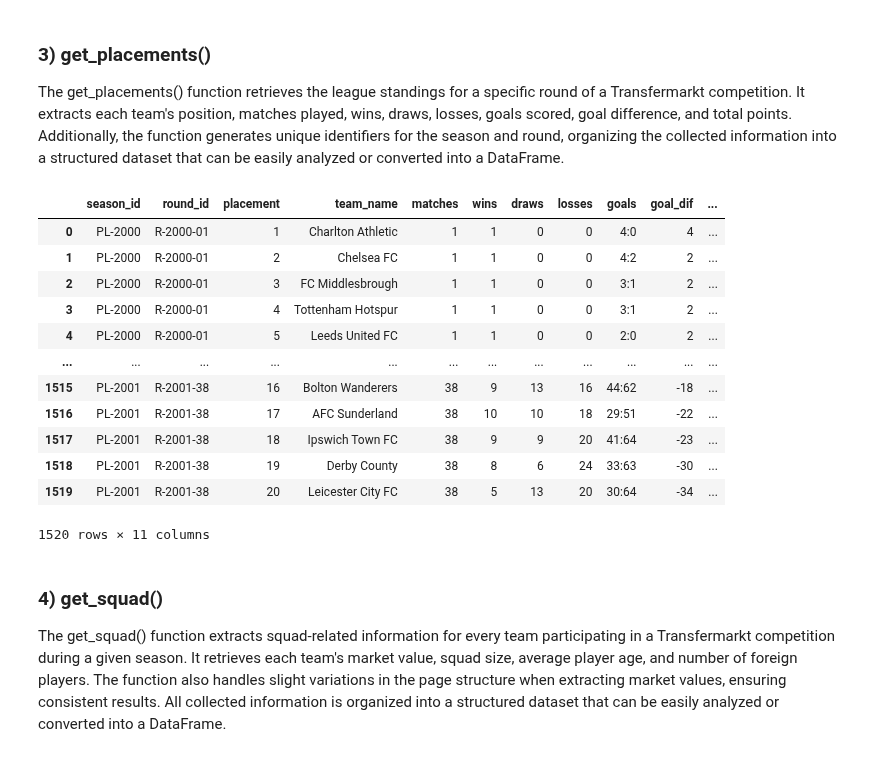
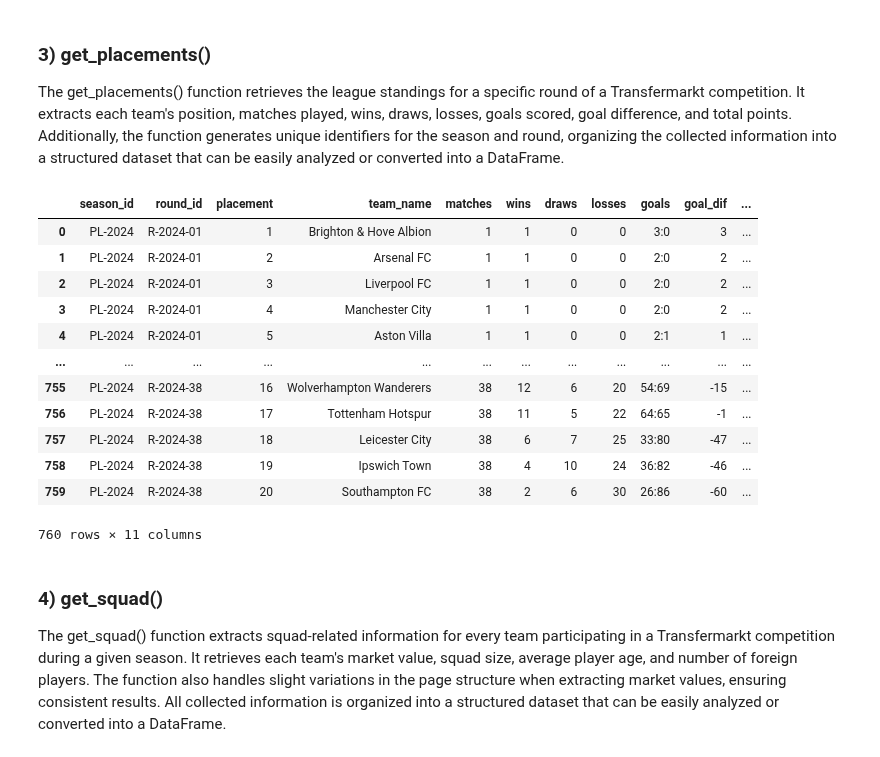
Before and after one commit to DaviGriebler/transfermarkt_scraping, a Jupyter notebook: testing scripts/scraping_examples.ipynb, the cells around one changed output. Cells and saved outputs as stored; diff of their text form; code cells hidden in the pictures.

```diff
--- a/testing scripts/scraping_examples.ipynb
+++ b/testing scripts/scraping_examples.ipynb
@@ -23,7 +23,7 @@ def get_events(headers, league, n_season, n_round):
         season_id = f'PL-{n_season}'
 
         # Inicializing Beautiful Soup
-        url = f'https://www.transfermarkt.com.br/{league}/spieltag/wettbewerb/GB1/saison_id/{n_season}/spieltag/{n_round}'
+        url = f'https://www.transfermarkt.com/{league}/spieltag/wettbewerb/GB1/saison_id/{n_season}/spieltag/{n_round}'
         response = requests.get(url, headers=headers)
         response.status_code
         soup = BeautifulSoup(response.content, "lxml")
@@ -143,7 +143,7 @@ def get_match(headers, league, n_season, n_round):
     all_rounds = []
     n_match = 0
 
-    url = f'https://www.transfermarkt.com.br/{league}/spieltag/wettbewerb/GB1/saison_id/{n_season}/spieltag/{n_round}'
+    url = f'https://www.transfermarkt.com/{league}/spieltag/wettbewerb/GB1/saison_id/{n_season}/spieltag/{n_round}'
     response = requests.get(url, headers=headers)
     soup = BeautifulSoup(response.content, "lxml")
 
@@ -214,19 +214,16 @@ def get_match(headers, league, n_season, n_round):
     return all_rounds
 # %%
 premier_matches = []
-head = []
 
 for season in range(2000,2002):
     if season > 1994: season_round = 38
     else: season_round = 42
 
     for round in range(1,season_round+1):
-        temp = get_match(headers,'premier-league',season,round)
-        premier_matches += temp[1:]
-        head = temp[0]
-premier_matches.insert(0,head)
+        matches_data = get_match(headers,'premier-league',season,round)
+        premier_matches.extend(matches_data[1:])
 
-df_premier_matches = pd.DataFrame(premier_matches[1:], columns=premier_matches[0])
+df_premier_matches = pd.DataFrame(premier_matches, columns=matches_data[0])
 display(df_premier_matches)
 # %% [output]
 |  | season_id | round_id | match_id | home_team | final_score | away_team | date | referee | attendance |
@@ -250,7 +247,7 @@ The get_placements() function retrieves the league standings for a specific roun
 def get_placements(headers, league, n_season, n_round):
     round_classification = []
 
-    url = f'https://www.transfermarkt.com.br/{league}/spieltagtabelle/wettbewerb/GB1/saison_id/{n_season}/spieltag/{n_round}'
+    url = f'https://www.transfermarkt.com/{league}/spieltagtabelle/wettbewerb/GB1/saison_id/{n_season}/spieltag/{n_round}'
     response = requests.get(url,headers=headers)
     soup = BeautifulSoup(response.content,'lxml')
 
@@ -284,34 +281,31 @@ def get_placements(headers, league, n_season, n_round):
     return round_classification
 # %%
 premier_placements = []
-head = []
 
-for season in range(2000,2002):
+for season in range(2024,2025):
     if season > 1994: season_round = 38
     else: season_round = 42
 
     for round in range(1,season_round+1):
-        temp = get_placements(headers,'premier-league',season,round)
-        premier_placements += temp[1:]
-        head = temp[0]
-premier_placements.insert(0,head)
+        placements_data = get_placements(headers,'premier-league', season, round)
+        premier_placements.extend(placements_data[1:])
 
-df_premier_placements = pd.DataFrame(premier_placements[1:], columns=premier_placements[0])
+df_premier_placements = pd.DataFrame(premier_placements, columns=placements_data[0])
 display(df_premier_placements)
 # %% [output]
 |  | season_id | round_id | placement | team_name | matches | wins | draws | losses | goals | goal_dif | ... |
-| 0 | PL-2000 | R-2000-01 | 1 | Charlton Athletic | 1 | 1 | 0 | 0 | 4:0 | 4 | ... |
-| 1 | PL-2000 | R-2000-01 | 2 | Chelsea FC | 1 | 1 | 0 | 0 | 4:2 | 2 | ... |
-| 2 | PL-2000 | R-2000-01 | 3 | FC Middlesbrough | 1 | 1 | 0 | 0 | 3:1 | 2 | ... |
-| 3 | PL-2000 | R-2000-01 | 4 | Tottenham Hotspur | 1 | 1 | 0 | 0 | 3:1 | 2 | ... |
-| 4 | PL-2000 | R-2000-01 | 5 | Leeds United FC | 1 | 1 | 0 | 0 | 2:0 | 2 | ... |
+| 0 | PL-2024 | R-2024-01 | 1 | Brighton & Hove Albion | 1 | 1 | 0 | 0 | 3:0 | 3 | ... |
+| 1 | PL-2024 | R-2024-01 | 2 | Arsenal FC | 1 | 1 | 0 | 0 | 2:0 | 2 | ... |
+| 2 | PL-2024 | R-2024-01 | 3 | Liverpool FC | 1 | 1 | 0 | 0 | 2:0 | 2 | ... |
+| 3 | PL-2024 | R-2024-01 | 4 | Manchester City | 1 | 1 | 0 | 0 | 2:0 | 2 | ... |
+| 4 | PL-2024 | R-2024-01 | 5 | Aston Villa | 1 | 1 | 0 | 0 | 2:1 | 1 | ... |
 | ... | ... | ... | ... | ... | ... | ... | ... | ... | ... | ... | ... |
-| 1515 | PL-2001 | R-2001-38 | 16 | Bolton Wanderers | 38 | 9 | 13 | 16 | 44:62 | -18 | ... |
-| 1516 | PL-2001 | R-2001-38 | 17 | AFC Sunderland | 38 | 10 | 10 | 18 | 29:51 | -22 | ... |
-| 1517 | PL-2001 | R-2001-38 | 18 | Ipswich Town FC | 38 | 9 | 9 | 20 | 41:64 | -23 | ... |
-| 1518 | PL-2001 | R-2001-38 | 19 | Derby County | 38 | 8 | 6 | 24 | 33:63 | -30 | ... |
-| 1519 | PL-2001 | R-2001-38 | 20 | Leicester City FC | 38 | 5 | 13 | 20 | 30:64 | -34 | ... |
+| 755 | PL-2024 | R-2024-38 | 16 | Wolverhampton Wanderers | 38 | 12 | 6 | 20 | 54:69 | -15 | ... |
+| 756 | PL-2024 | R-2024-38 | 17 | Tottenham Hotspur | 38 | 11 | 5 | 22 | 64:65 | -1 | ... |
+| 757 | PL-2024 | R-2024-38 | 18 | Leicester City | 38 | 6 | 7 | 25 | 33:80 | -47 | ... |
+| 758 | PL-2024 | R-2024-38 | 19 | Ipswich Town | 38 | 4 | 10 | 24 | 36:82 | -46 | ... |
+| 759 | PL-2024 | R-2024-38 | 20 | Southampton FC | 38 | 2 | 6 | 30 | 26:86 | -60 | ... |
-1520 rows × 11 columns
+760 rows × 11 columns
 # %% [markdown]
 ### 4) get_squad()
 
```
Also changed, not shown: parts of 8 cells of this notebook, 2 other files.
